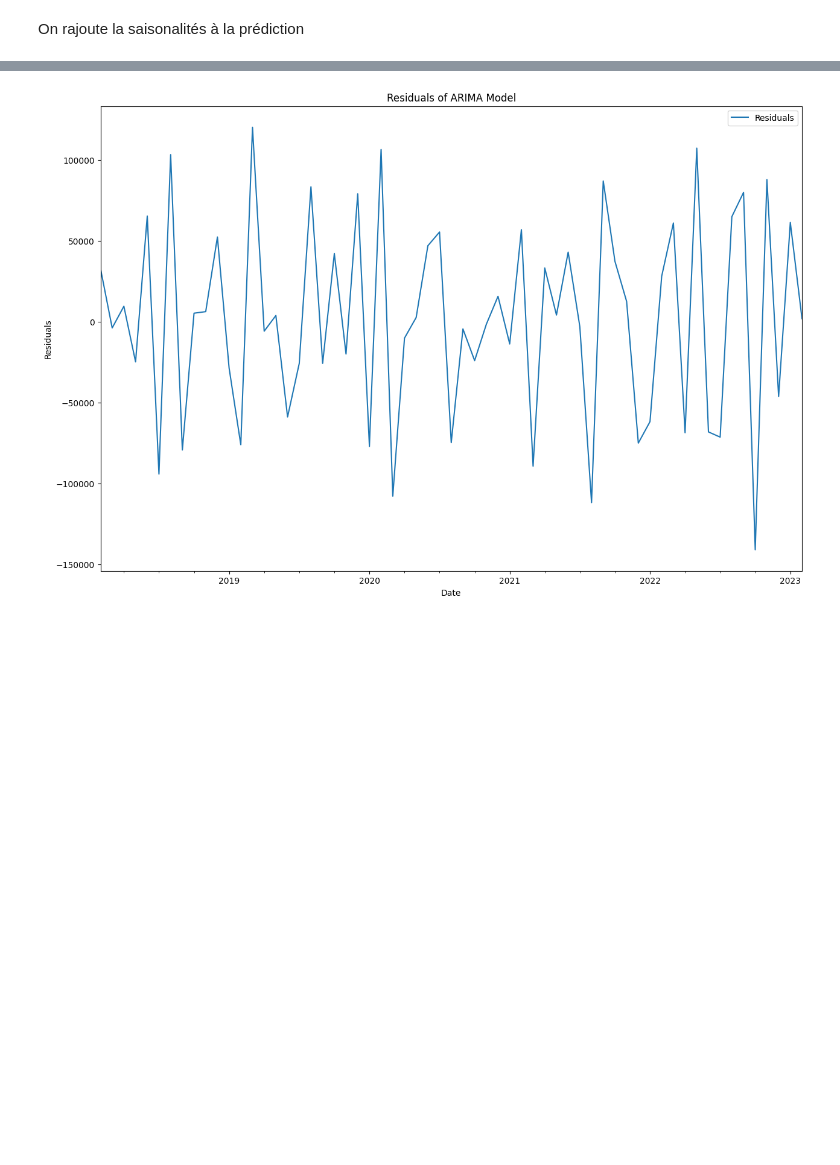
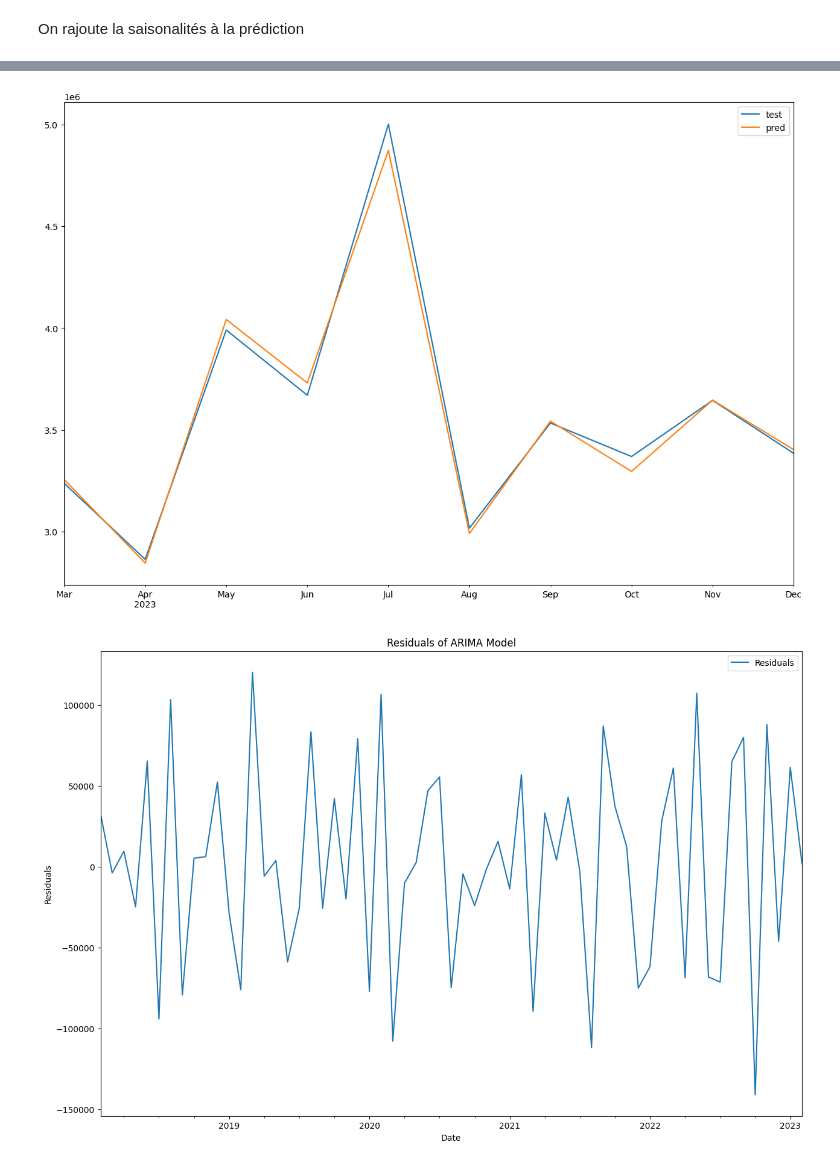
Before and after one commit to quentinepitechdigital/proj-spe, a Jupyter notebook: main.ipynb, the cells around one changed output, grey strips where cells are left out. Cells and saved outputs as stored; diff of their text form; code cells hidden in the pictures; blank space fills up the shorter version.

```diff
--- a/main.ipynb
+++ b/main.ipynb
@@ -958,7 +900,8 @@ splitPoint = 62
 train = df_donne['VentesDeseasonalized'][0:splitPoint]
 test = df_donne['VentesDeseasonalized'][splitPoint:]
 
+train_start, train_end = "2018-01-01","2023-02-01"
+test_start, test_end = "2023-03-01","2023-12-01"
+
 arima = ARIMA(train,order=(4,1,1), trend='t')
 arima = arima.fit()
-
-arima.summary()
@@ -1072,3 +991,9 @@ plot_forecast(forecast_recons, train_recons, test_recons, lower_recons.values, u
+# %%
+pred = arima.predict(train_end,test_end)[1:] * result_mul.seasonal[splitPoint:]
+pd.DataFrame({'test':test,'pred':pred}).plot()
+plt.show()
+# %% [output]
+[figure, added]
 # %%
 residuals = pd.DataFrame(arima.resid, columns=['Residuals'])
 
```
Also changed, not shown: parts of 19 cells of this notebook.
